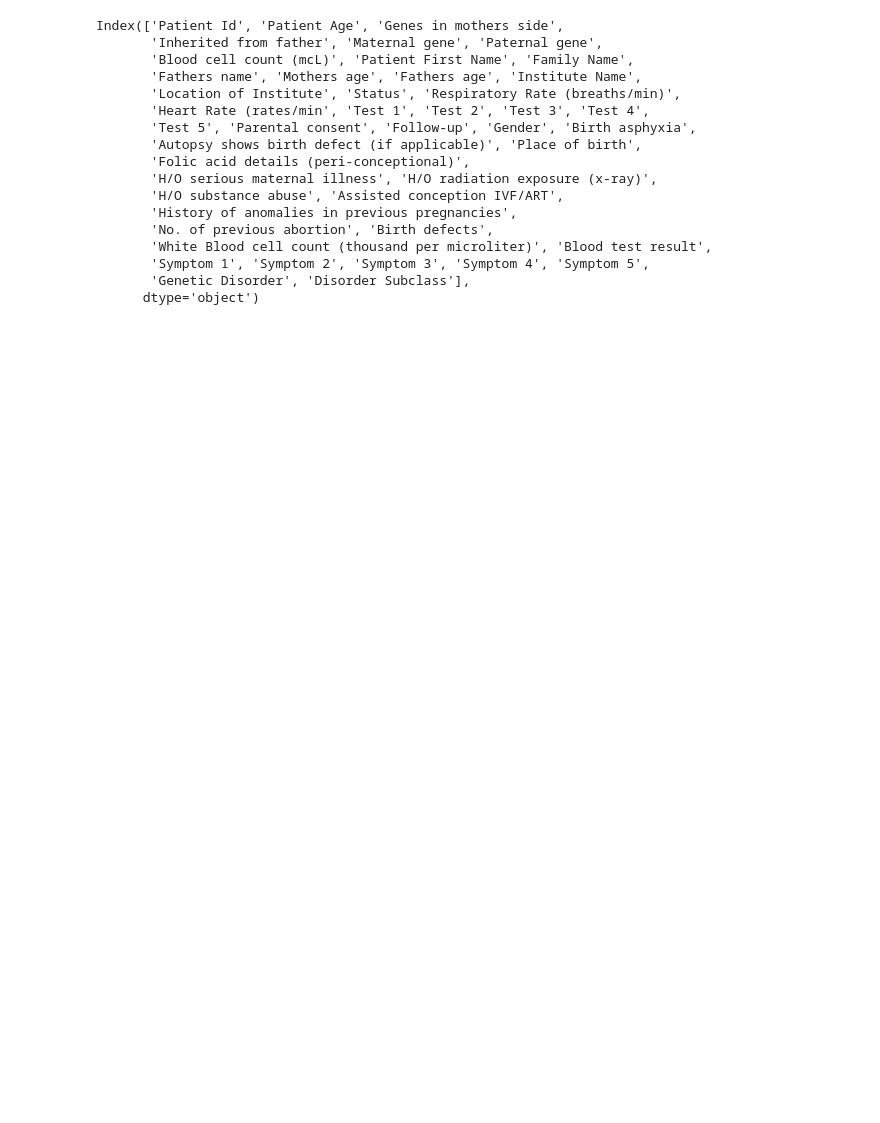
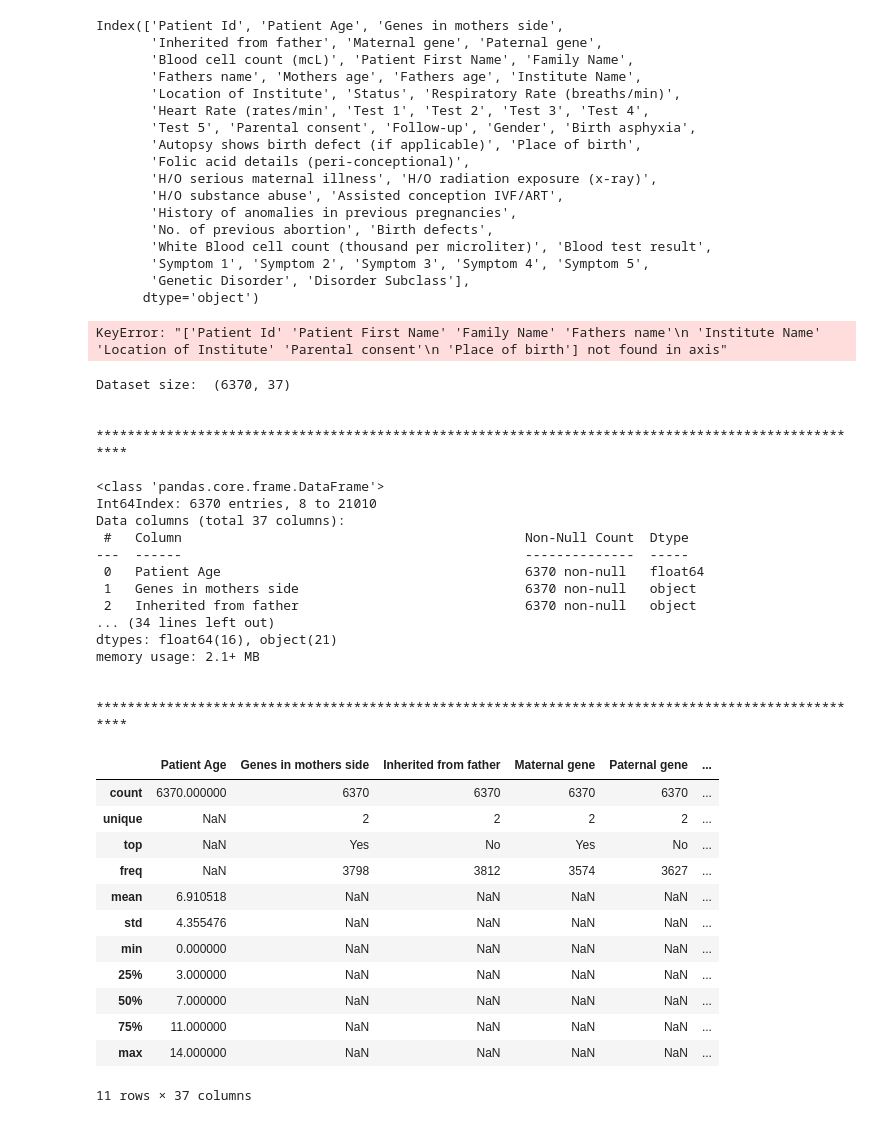
Before and after one commit to nozerorma/ML-IA---Final-Module-Project-G5, a Jupyter notebook: Notebook _G5_Project.ipynb, the cells around one changed output. Drawn from its saved outputs; the diff is of its cells as text; code cells hidden in the pictures; blank space fills up the shorter version.

Commit message:
remove columns

```diff
--- a/Notebook _G5_Project.ipynb
+++ b/Notebook _G5_Project.ipynb
@@ -152,3 +152,46 @@ Index(['Patient Id', 'Patient Age', 'Genes in mothers side',
        'Symptom 1', 'Symptom 2', 'Symptom 3', 'Symptom 4', 'Symptom 5',
        'Genetic Disorder', 'Disorder Subclass'],
       dtype='object')
+# %%
+data.drop(columns=['Patient Id', 'Patient First Name', 'Family Name', "Fathers name",
+        'Institute Name', 'Location of Institute', 'Parental consent',
+        'Place of birth'], axis=1, inplace=True)
+# %% [output]
+KeyError: "['Patient Id' 'Patient First Name' 'Family Name' 'Fathers name'\n 'Institute Name' 'Location of Institute' 'Parental consent'\n 'Place of birth'] not found in axis"
+# %%
+print("Dataset size: ", data.shape)
+print('\n', '**'* 50, '\n')
+data.info()
+print('\n', '**'* 50, '\n')
+data.describe(include = 'all')
+# %% [output]
+Dataset size:  (6370, 37)
+
+ ****************************************************************************************************
+
+<class 'pandas.core.frame.DataFrame'>
+Int64Index: 6370 entries, 8 to 21010
+Data columns (total 37 columns):
+ #   Column                                            Non-Null Count  Dtype
+---  ------                                            --------------  -----
+ 0   Patient Age                                       6370 non-null   float64
+ 1   Genes in mothers side                             6370 non-null   object
+ 2   Inherited from father                             6370 non-null   object
+... (34 lines left out)
+dtypes: float64(16), object(21)
+memory usage: 2.1+ MB
+
+ ****************************************************************************************************
+|  | Patient Age | Genes in mothers side | Inherited from father | Maternal gene | Paternal gene | ... |
+| count | 6370.000000 | 6370 | 6370 | 6370 | 6370 | ... |
+| unique | NaN | 2 | 2 | 2 | 2 | ... |
+| top | NaN | Yes | No | Yes | No | ... |
+| freq | NaN | 3798 | 3812 | 3574 | 3627 | ... |
+| mean | 6.910518 | NaN | NaN | NaN | NaN | ... |
+| std | 4.355476 | NaN | NaN | NaN | NaN | ... |
+| min | 0.000000 | NaN | NaN | NaN | NaN | ... |
+| 25% | 3.000000 | NaN | NaN | NaN | NaN | ... |
+| 50% | 7.000000 | NaN | NaN | NaN | NaN | ... |
+| 75% | 11.000000 | NaN | NaN | NaN | NaN | ... |
+| max | 14.000000 | NaN | NaN | NaN | NaN | ... |
+11 rows × 37 columns
```
Also changed, not shown: parts of 4 cells of this notebook.
